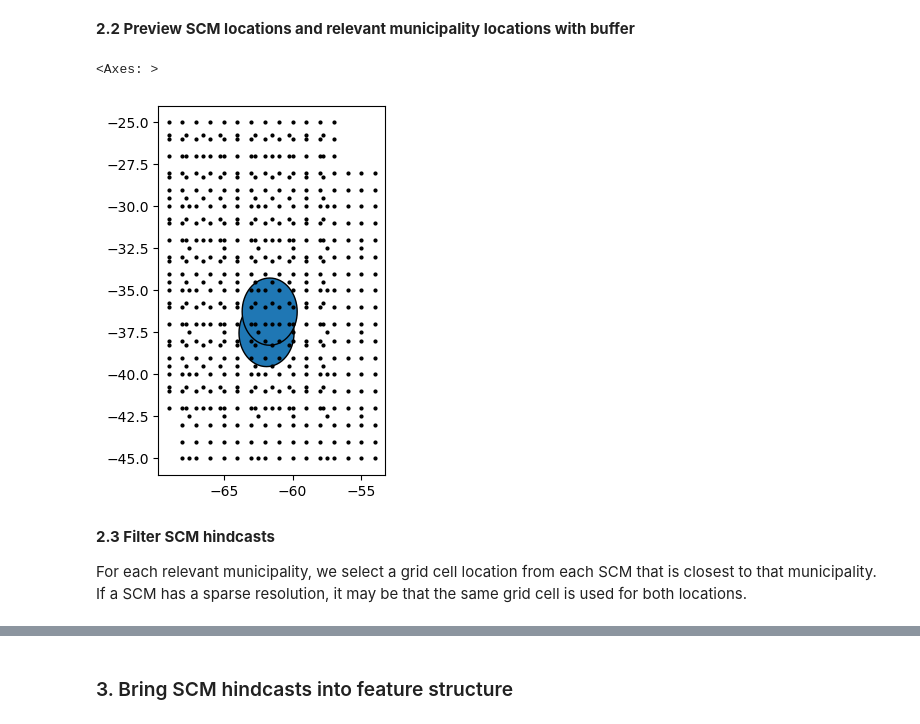
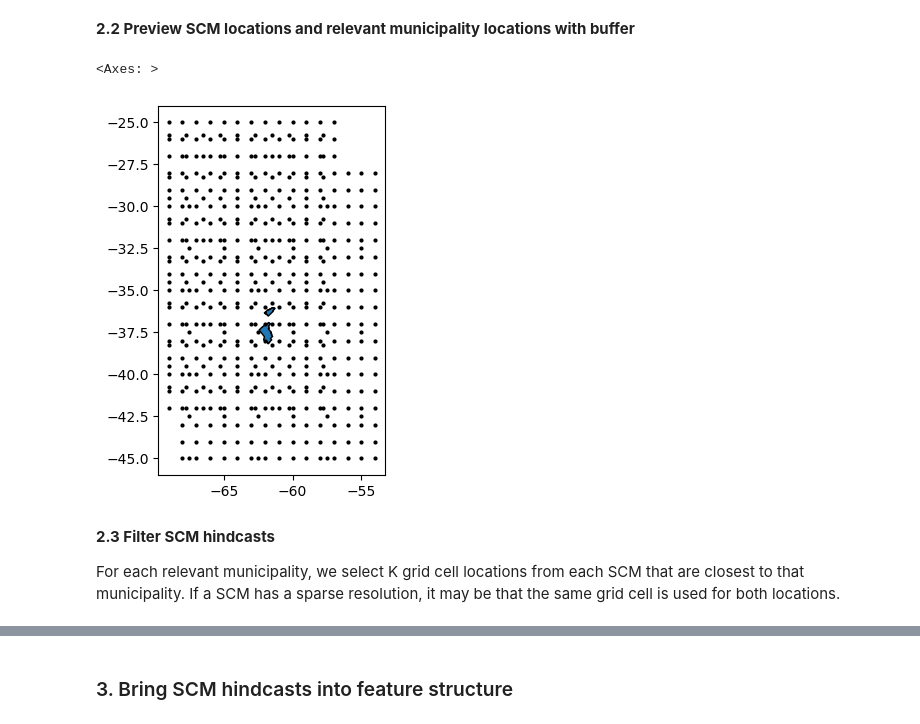
Before and after one commit to mzachow/wheat-yield-forecast-argentina, a Jupyter notebook: 4_prepare_scm_data.ipynb, the cells around one changed output, grey strips where cells are left out. Drawn from its saved outputs; the diff is of its cells as text; code cells hidden in the pictures.

```diff
--- a/4_prepare_scm_data.ipynb
+++ b/4_prepare_scm_data.ipynb
@@ -79,14 +80,14 @@ name_to_shape
 # %%
 # Convert SCM dataframe to geodataframe to facilitate spatial filtering in the next section
 scm = gpd.GeoDataFrame(scm, geometry=gpd.points_from_xy(scm["lon"], scm["lat"]), crs="EPSG:4326")
 
 # Preview SCM locations and municipality polygons
-base = gdf_adm2["geometry"].centroid.buffer(2).plot(edgecolor="black")
+base = gdf_adm2["geometry"].plot(edgecolor="black")
 gpd.GeoDataFrame(scm.loc[:, ["geometry", "lat", "lon"]].drop_duplicates(), geometry="geometry", crs="EPSG:4326").plot(ax=base,  color="black", markersize=4)
 # %% [output]
 <Axes: >
-[figure, old version]
+[figure, new version]
 # %% [markdown]
 **2.3 Filter SCM hindcasts**
 
-For each relevant municipality, we select a grid cell location from each SCM that is closest to that municipality. If a SCM has a sparse resolution, it may be that the same grid cell is used for both locations.
+For each relevant municipality, we select K grid cell locations from each SCM that are closest to that municipality. If a SCM has a sparse resolution, it may be that the same grid cell is used for both locations.
```
Also changed, not shown: parts of 15 cells of this notebook, 5 other files.
